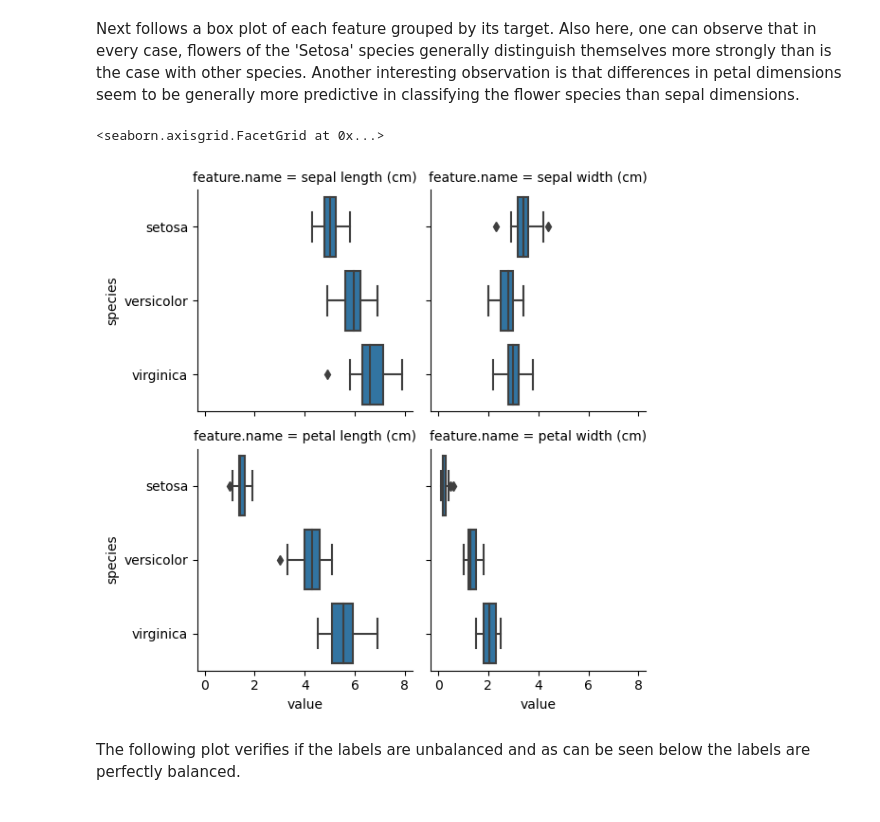
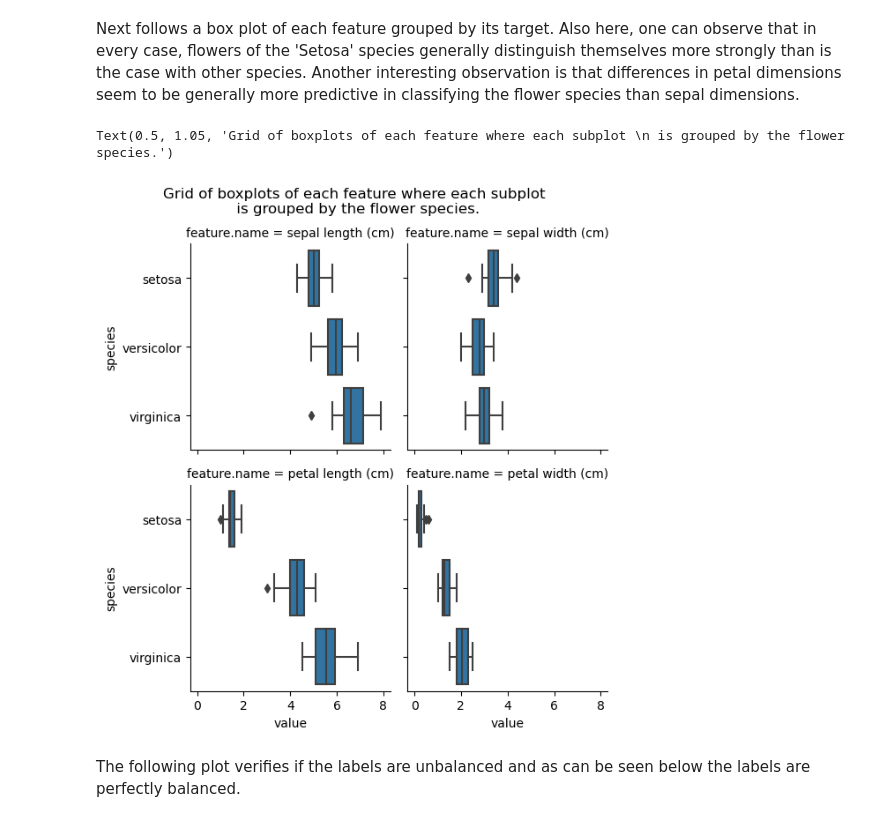
Before and after one commit to marwyn-the-developer/ml-construction, a Jupyter notebook: eda.ipynb, the cells around one changed output. Drawn from its saved outputs; the diff is of its cells as text; code cells hidden in the pictures.

```diff
--- a/eda.ipynb
+++ b/eda.ipynb
@@ -71,10 +73,11 @@ Next follows a box plot of each feature grouped by its target. Also here, one ca
 # %%
 melted_iris_df = pd.melt(iris_df, id_vars=['species'], value_vars=columns, var_name='feature.name')
 grid = sns.FacetGrid(data=melted_iris_df, col='feature.name', col_wrap=2)
-grid.map(sns.boxplot, 'value', 'species', order=['setosa', 'versicolor', 'virginica'])
+box_grid = grid.map(sns.boxplot, 'value', 'species', order=['setosa', 'versicolor', 'virginica'])
+grid.fig.suptitle('Grid of boxplots of each feature where each subplot \n is grouped by the flower species.', y=1.05)
 # %% [output]
-<seaborn.axisgrid.FacetGrid at 0x...>
+Text(0.5, 1.05, 'Grid of boxplots of each feature where each subplot \n is grouped by the flower species.')
-[figure, old version]
+[figure, new version]
 # %% [markdown]
 The following plot verifies if the labels are unbalanced and as can be seen below the labels are perfectly balanced.
 # %%
```
Also changed, not shown: parts of 19 cells of this notebook, 3 other files.
